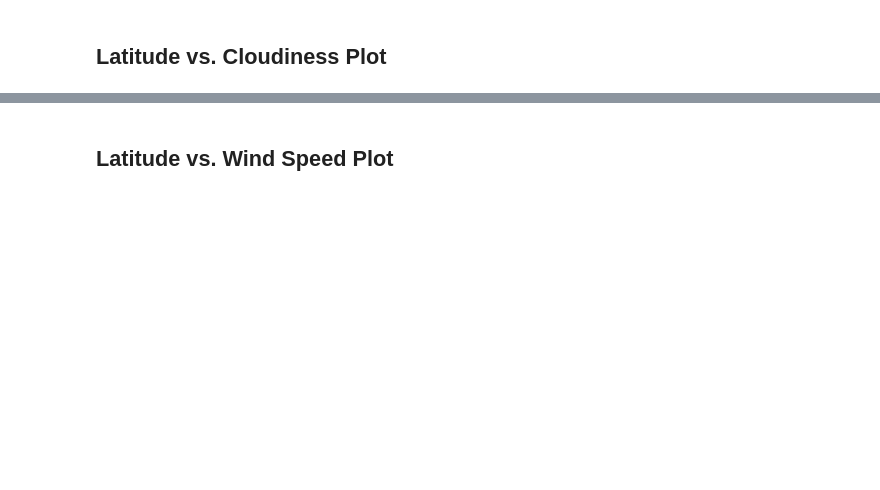
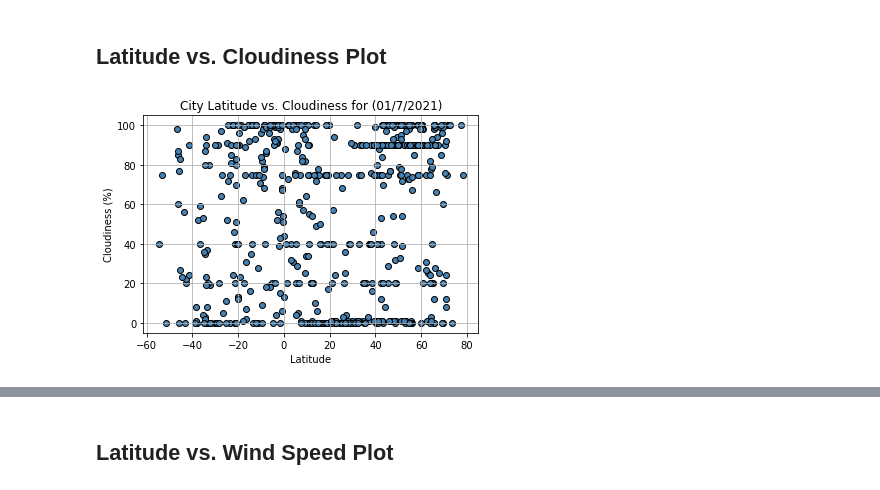
Before and after one commit to lopespaula/python-api-challenge, a Jupyter notebook: WeatherPy/WeatherPy.ipynb, the cells around one changed output, grey strips where cells are left out. Cells and saved outputs as stored; diff of their text form; code cells hidden in the pictures; blank space fills up the shorter version.

```diff
--- a/WeatherPy/WeatherPy.ipynb
+++ b/WeatherPy/WeatherPy.ipynb
@@ -190,3 +215,13 @@ plt.show()
 # %% [markdown]
 ## Latitude vs. Cloudiness Plot
+# %%
+plt.scatter(df_weather_dict["Lat"],df_weather_dict["Cloudiness"],edgecolors="black",facecolors="steelblue")
+plt.title("City Latitude vs. Cloudiness for (01/7/2021)")
+plt.xlabel("Latitude")
+plt.ylabel("Cloudiness (%)")
+plt.grid (b=True,which="major",axis="both")
+plt.savefig("output_data/Latitude vs. Cloudiness.png")
+plt.show()
+# %% [output]
+[figure, added]
 # %%
```
Also changed, not shown: parts of 29 cells of this notebook, 14 other files.
